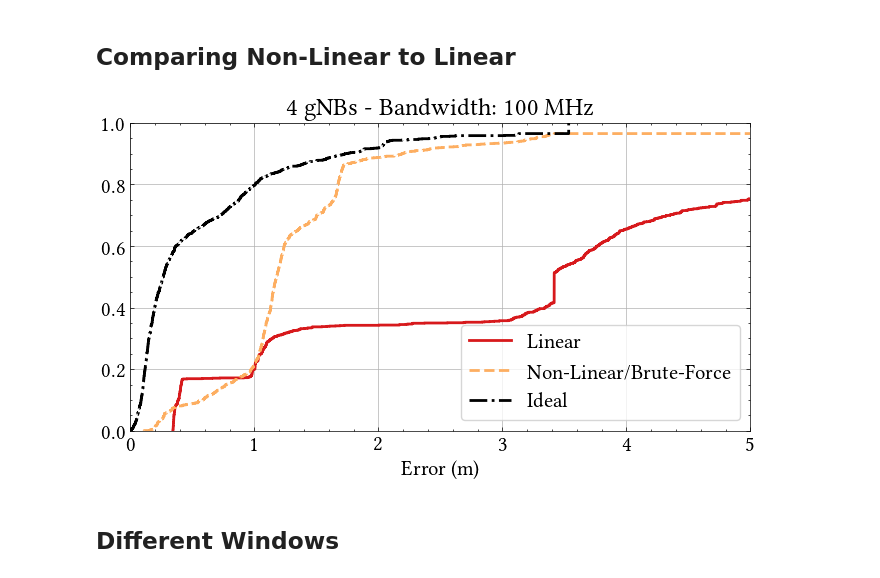
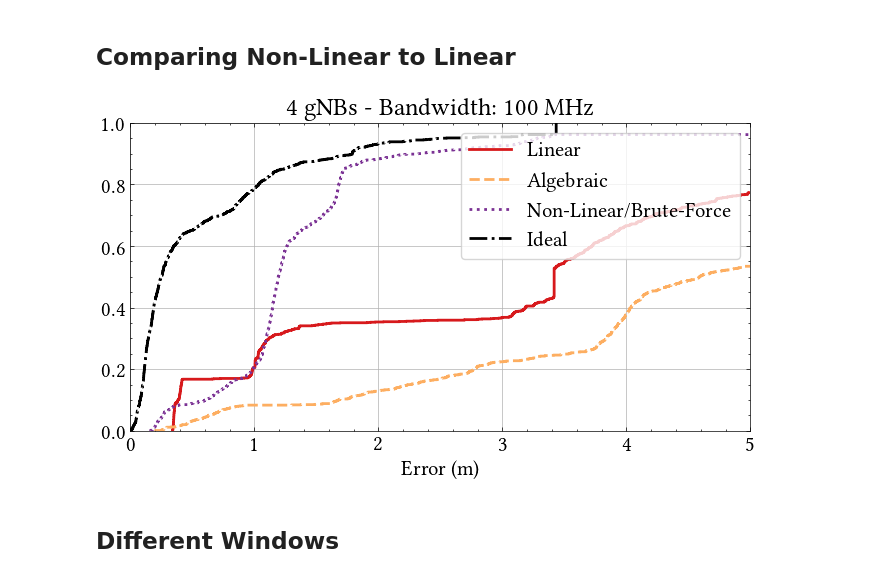
Before and after one commit to yagoliz/5glocalization, a Jupyter notebook: notebooks/ext-05-pictures.ipynb, the cells around one changed output. Cells and saved outputs as stored; diff of their text form; code cells hidden in the pictures.

```diff
--- a/notebooks/ext-05-pictures.ipynb
+++ b/notebooks/ext-05-pictures.ipynb
@@ -52,6 +52,7 @@ with open(f'comnets_data/results/experiments/4_{frequency_mhz}mhz_window_50_s_1.
         data_no_offset = pickle.load(p)
 # %%
 eelin = np.array([])
+eemod = np.array([])
 eenli = np.array([])
 eidea = np.array([])
 
@@ -60,40 +61,45 @@ for i in range(UEs.shape[0]):
         continue
     ue = UEs[i]
     lin = data_no_offset[f'P{i}','linear']
+    mod = data_no_offset[f'P{i}','linmod']
     nli = data_no_offset[f'P{i}','nonlin'][:,0:2]
     ied = nli - (np.mean(nli,axis=0) - ue)
 
     elin = np.linalg.norm(ue-lin,axis=1)
+    emod = np.linalg.norm(ue-mod,axis=1)
     enli = np.linalg.norm(ue-nli,axis=1)
     eide = np.linalg.norm(ue-ied,axis=1)
 
     eelin = np.append(eelin, elin)
+    eemod = np.append(eemod, emod)
     eenli = np.append(eenli, enli)
     eidea = np.append(eidea, eide)
 
 eelin = eelin[eelin < 1000]
+eemod = eemod[eemod < 1000]
 eenli = eenli[eenli < 1000]
 # %%
 with plt.style.context(['science','acm']):
     plt.rcParams.update({'figure.dpi': '100'})
     plt.rcParams.update({'font.size': 15})
     f, ax = plt.subplots(figsize=(8,4))
 
     ax.ecdf(eelin, linewidth=2.0)
+    ax.ecdf(eemod, linewidth=2.0)
     ax.ecdf(eenli, linewidth=2.0)
     ax.ecdf(eidea, linewidth=2.0, color='black', linestyle='-.')
 
     ax.set_xlim([0,5])
     ax.grid()
 
     ax.set_title(f'4 gNBs - Bandwidth: {frequency_mhz} MHz')
     ax.set_xlabel('Error (m)')
-    ax.legend(['Linear', 'Non-Linear/Brute-Force', 'Ideal'], frameon=True)
+    ax.legend(['Linear', 'Algebraic', 'Non-Linear/Brute-Force', 'Ideal'], frameon=True)
 
-    plt.savefig('../pics/comnets/linvsnon.pdf', format="pdf", bbox_inches='tight', dpi=200)
+    # plt.savefig('../pics/comnets/linvsnon.pdf', format="pdf", bbox_inches='tight', dpi=200)
     plt.show()
 # %% [output]
-[figure, old version]
+[figure, new version]
 # %% [markdown]
 ## Different Windows
 # %%
```
Also changed, not shown: parts of 2 cells of this notebook, 28 other files.
